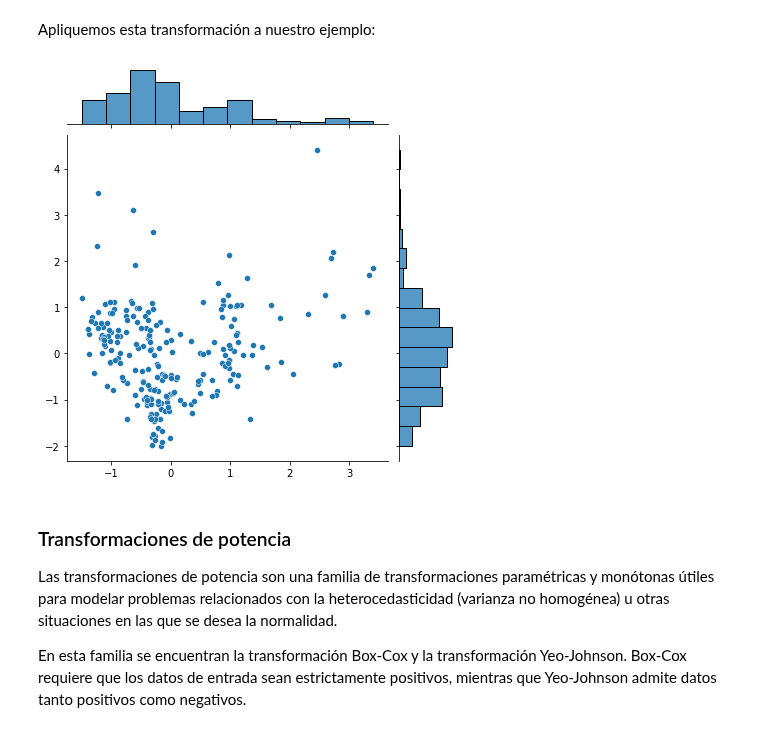
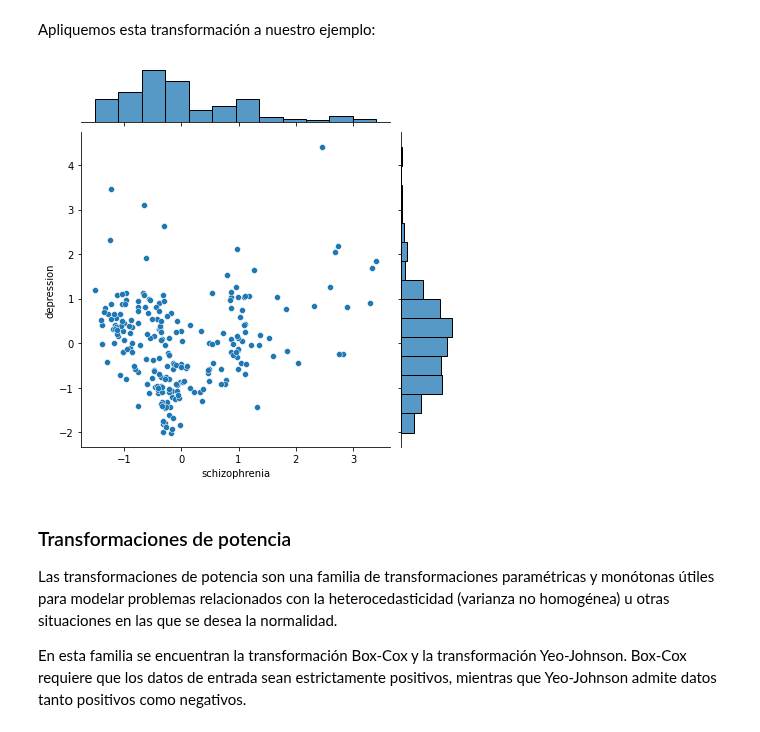
Before and after one commit to renatoparedes/EstadisticaYPsicologiaMatematica, a Jupyter notebook: AnalisisDeDatosMultivariantes/VerificacionDeSupuestos.ipynb, the cells around one changed output. Cells and saved outputs as stored; diff of their text form; code cells hidden in the pictures.

```diff
--- a/AnalisisDeDatosMultivariantes/VerificacionDeSupuestos.ipynb
+++ b/AnalisisDeDatosMultivariantes/VerificacionDeSupuestos.ipynb
@@ -230,10 +234,11 @@ Apliquemos esta transformación a nuestro ejemplo:
 # %%
 from sklearn.preprocessing import StandardScaler
 scaler = StandardScaler()
 scaled_data = scaler.fit_transform(df_subsdis[['schizophrenia','depression']])
-sns.jointplot(x=scaled_data[:,0],y=scaled_data[:,1]);
+scaled_df = pd.DataFrame(scaled_data, columns=['schizophrenia','depression'])
+sns.jointplot(x='schizophrenia',y='depression',data=scaled_df);
 # %% [output]
-[figure, old version]
+[figure, new version]
 # %% [markdown]
 ### Transformaciones de potencia
 
```
Also changed, not shown: parts of 5 cells of this notebook, 4 other files.
